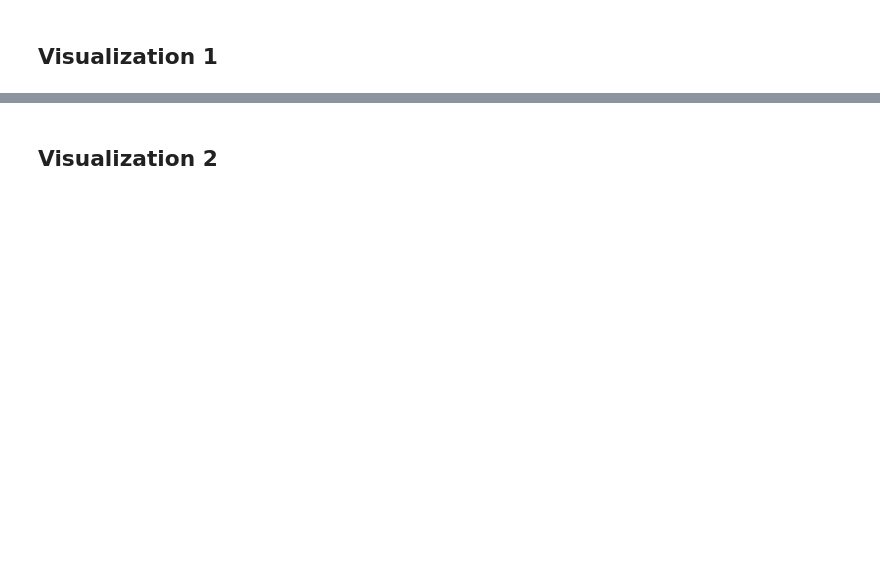
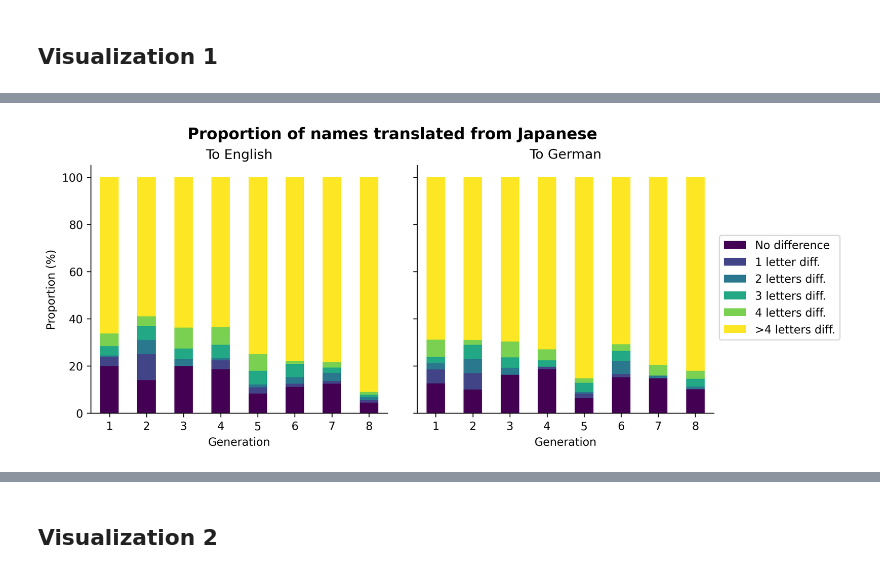
Before and after one commit to Leroymilo/DataVis, a Jupyter notebook: Final Assignment/AdriaanL_AcadWrit_DataViz_Assignment.ipynb, the cells around one changed output, grey strips where cells are left out. Cells and saved outputs as stored; diff of their text form; code cells hidden in the pictures; blank space fills up the shorter version.

```diff
--- a/Final Assignment/AdriaanL_AcadWrit_DataViz_Assignment.ipynb
+++ b/Final Assignment/AdriaanL_AcadWrit_DataViz_Assignment.ipynb
@@ -131,0 +208,41 @@ Analysis 1: (insert analysis)
+# %%
+fig, (ax1, ax2) = plt.subplots(ncols=2, nrows=1, figsize=(10, 4))
+fig.subplots_adjust(wspace=0.1)
+
+similar_en.plot(
+	ax=ax1, kind="bar", stacked=True,
+	sharey=True,
+	colormap="viridis",
+	title="To English",
+	ylabel="Proportion (%)",
+	xlabel="Generation",
+	rot="horizontal",
+	legend=False
+)
+
+similar_gr.plot(
+	ax=ax2, kind="bar", stacked=True,
+	sharey=True,
+	colormap="viridis",
+	title="To German",
+	ylabel="Proportion (%)",
+	xlabel="Generation",
+	rot="horizontal",
+	legend=False
+)
+
+fig.suptitle("Proportion of names translated from Japanese",
+	fontsize=14, fontweight="bold", y=1)
+
+handles, _ = ax2.get_legend_handles_labels()
+fig.legend(handles,
+		   ["No difference", "1 letter diff.", "2 letters diff.", "3 letters diff.", "4 letters diff.", ">4 letters diff."],
+		   title="", bbox_to_anchor=(0.9, 0.5),
+           loc='center left', ncol=1, fontsize=10
+)
+
+sns.despine()
+
+plt.show()
+# %% [output]
+[figure, added]
```
Also changed, not shown: parts of 107 cells of this notebook.
